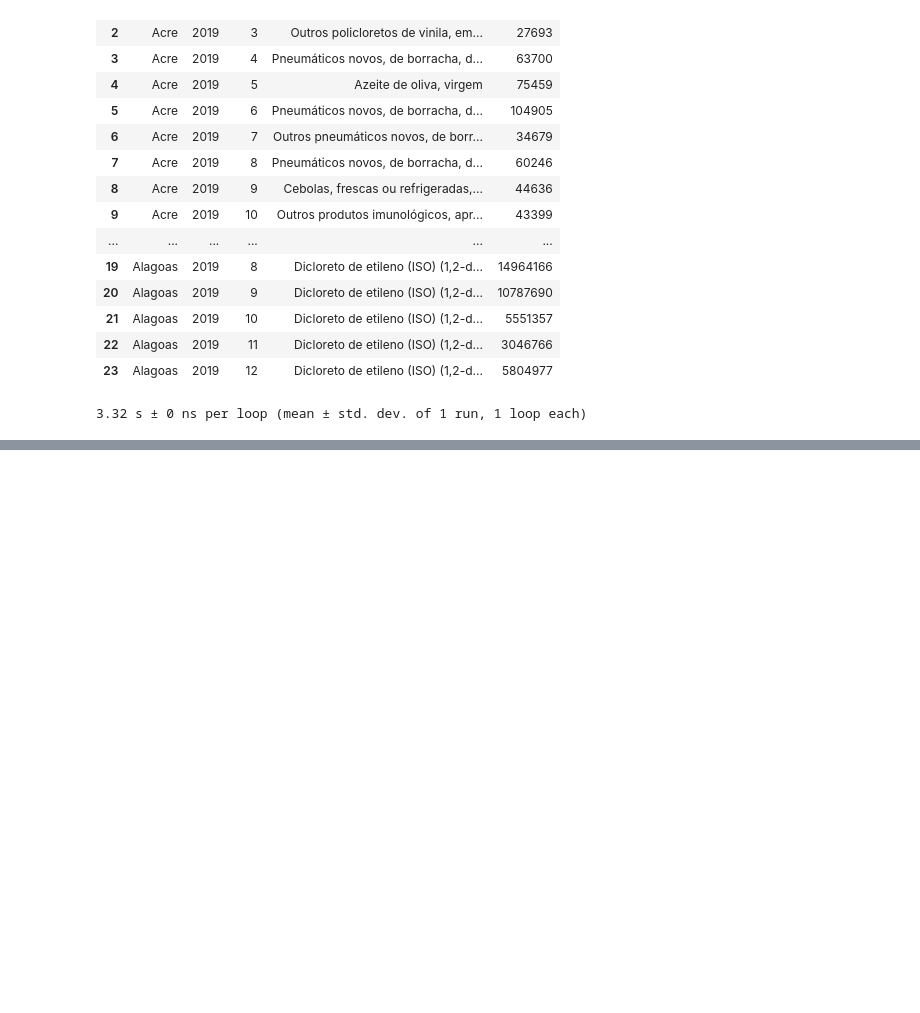
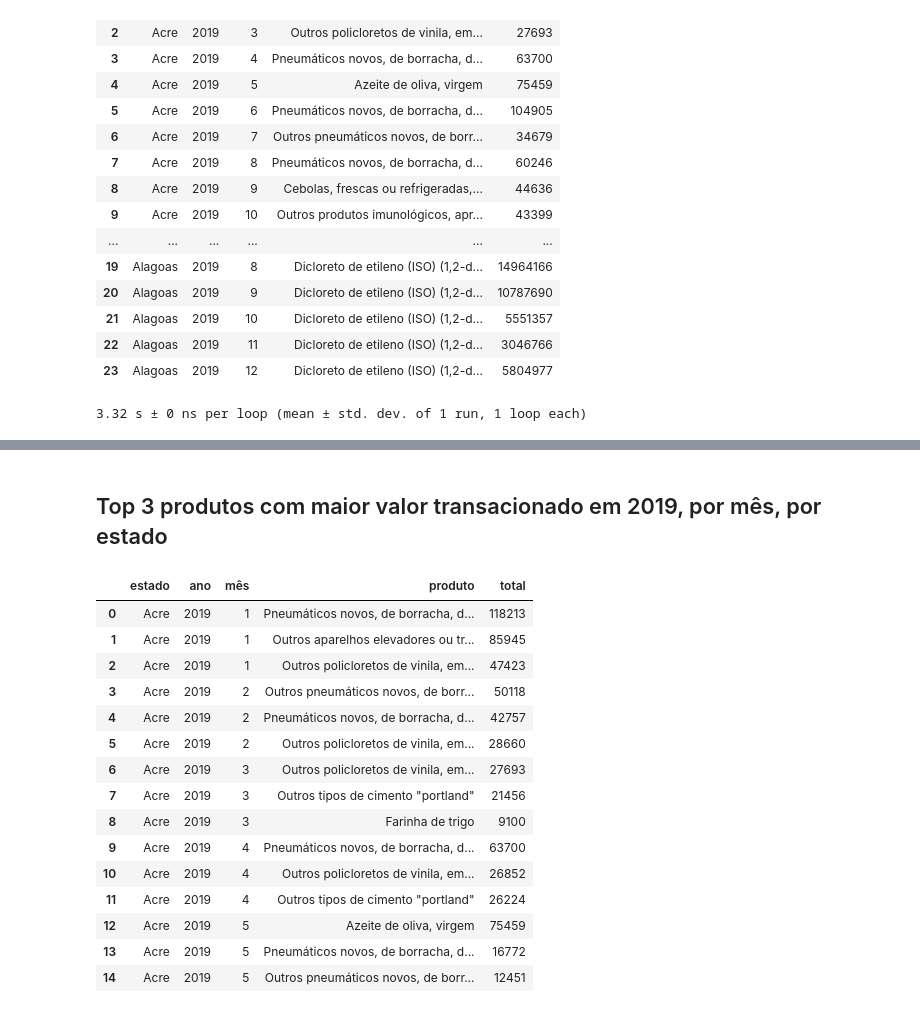
Before and after one commit to he7d3r/desafio-engenharia-dados, a Jupyter notebook: notebooks/database-exploration.ipynb, the cells around one changed output, grey strips where cells are left out. Cells and saved outputs as stored; diff of their text form; code cells hidden in the pictures; blank space fills up the shorter version.

Commit message:
Queries for top 3 by state/year (2017--2019), and by state/month (2019)

```diff
--- a/notebooks/database-exploration.ipynb
+++ b/notebooks/database-exploration.ipynb
@@ -526,0 +624,56 @@ display(pd.read_sql(query, conn).head(24))
+# %% [markdown]
+## Top 3 produtos com maior valor transacionado em 2019, por mês, por estado
+# %%
+%%timeit -n1 -r1
+# Inspired by https://stackoverflow.com/a/3800572
+# See https://www.sqlite.org/windowfunctions.html
+year = 2019
+query = f'''
+WITH totals AS
+  (SELECT estado,
+          ano,
+          mês,
+          produto,
+          total,
+          ROW_NUMBER() OVER(PARTITION BY estado, mês
+                            ORDER BY total DESC) AS POSITION
+   FROM
+     (SELECT SG_UF_NCM estado,
+             k.CO_ANO ano,
+             k.CO_MES mês,
+             k.CO_NCM produto,
+             SUM(VL_FOB) total
+      FROM {kind} k
+      WHERE ano = {year}
+      GROUP BY mês,
+               estado,
+               produto))
+SELECT u.NO_UF estado,
+       t.ano,
+       t.mês,
+       n.NO_NCM_POR produto,
+       t.total
+FROM totals t
+JOIN ncm n ON produto=n.CO_NCM
+JOIN uf u ON estado=u.SG_UF
+WHERE t.position <= 3
+ORDER BY estado, mês, total DESC
+'''
+display(pd.read_sql(query, conn).head(15))
+# %% [output]
+|  | estado | ano | mês | produto | total |
+| 0 | Acre | 2019 | 1 | Pneumáticos novos, de borracha, d... | 118213 |
+| 1 | Acre | 2019 | 1 | Outros aparelhos elevadores ou tr... | 85945 |
+| 2 | Acre | 2019 | 1 | Outros policloretos de vinila, em... | 47423 |
+| 3 | Acre | 2019 | 2 | Outros pneumáticos novos, de borr... | 50118 |
+| 4 | Acre | 2019 | 2 | Pneumáticos novos, de borracha, d... | 42757 |
+| 5 | Acre | 2019 | 2 | Outros policloretos de vinila, em... | 28660 |
+| 6 | Acre | 2019 | 3 | Outros policloretos de vinila, em... | 27693 |
+| 7 | Acre | 2019 | 3 | Outros tipos de cimento "portland" | 21456 |
+| 8 | Acre | 2019 | 3 | Farinha de trigo | 9100 |
+| 9 | Acre | 2019 | 4 | Pneumáticos novos, de borracha, d... | 63700 |
+| 10 | Acre | 2019 | 4 | Outros policloretos de vinila, em... | 26852 |
+| 11 | Acre | 2019 | 4 | Outros tipos de cimento "portland" | 26224 |
+| 12 | Acre | 2019 | 5 | Azeite de oliva, virgem | 75459 |
+| 13 | Acre | 2019 | 5 | Pneumáticos novos, de borracha, d... | 16772 |
+| 14 | Acre | 2019 | 5 | Outros pneumáticos novos, de borr... | 12451 |
```
Also changed, not shown: parts of 36 cells of this notebook.
